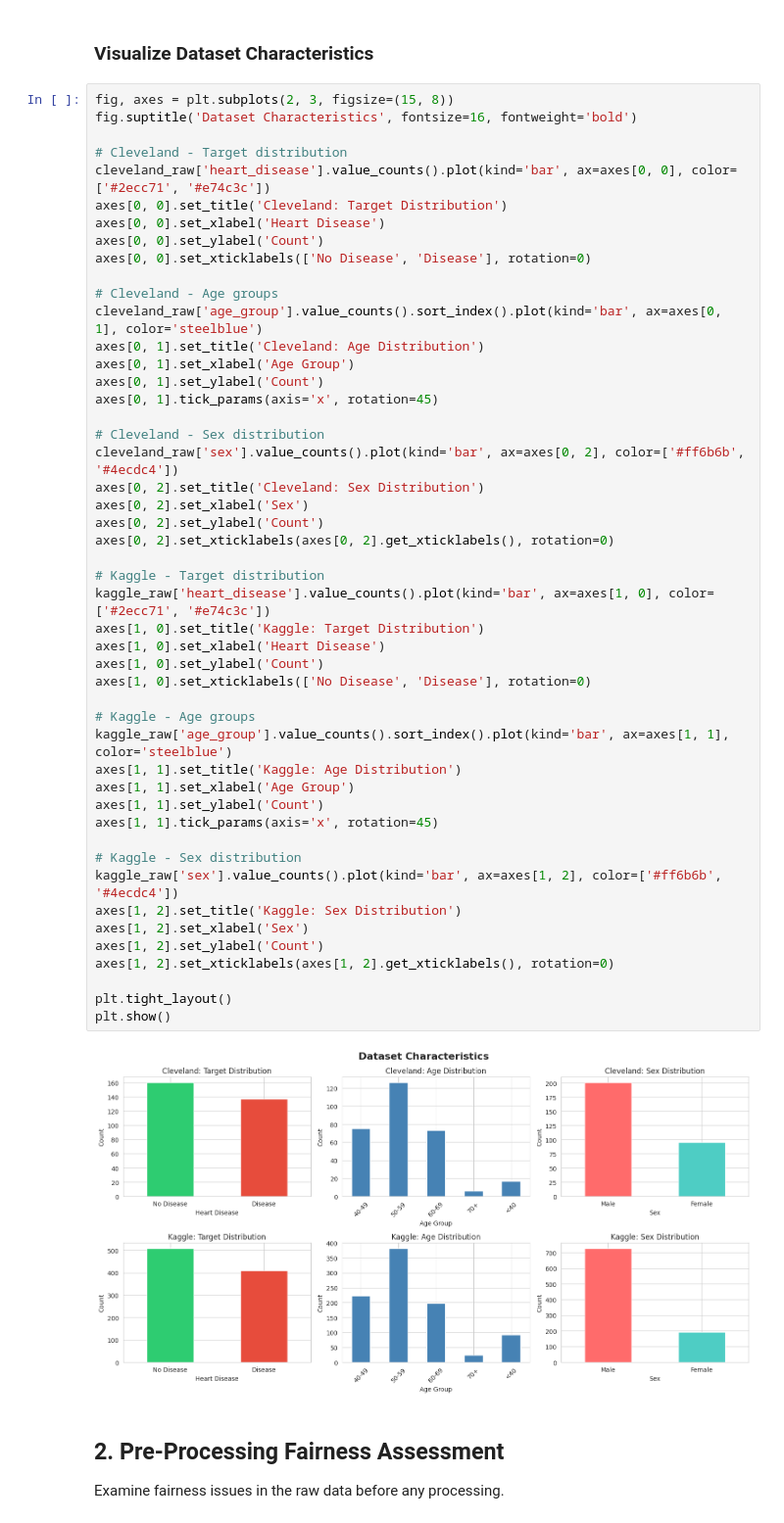
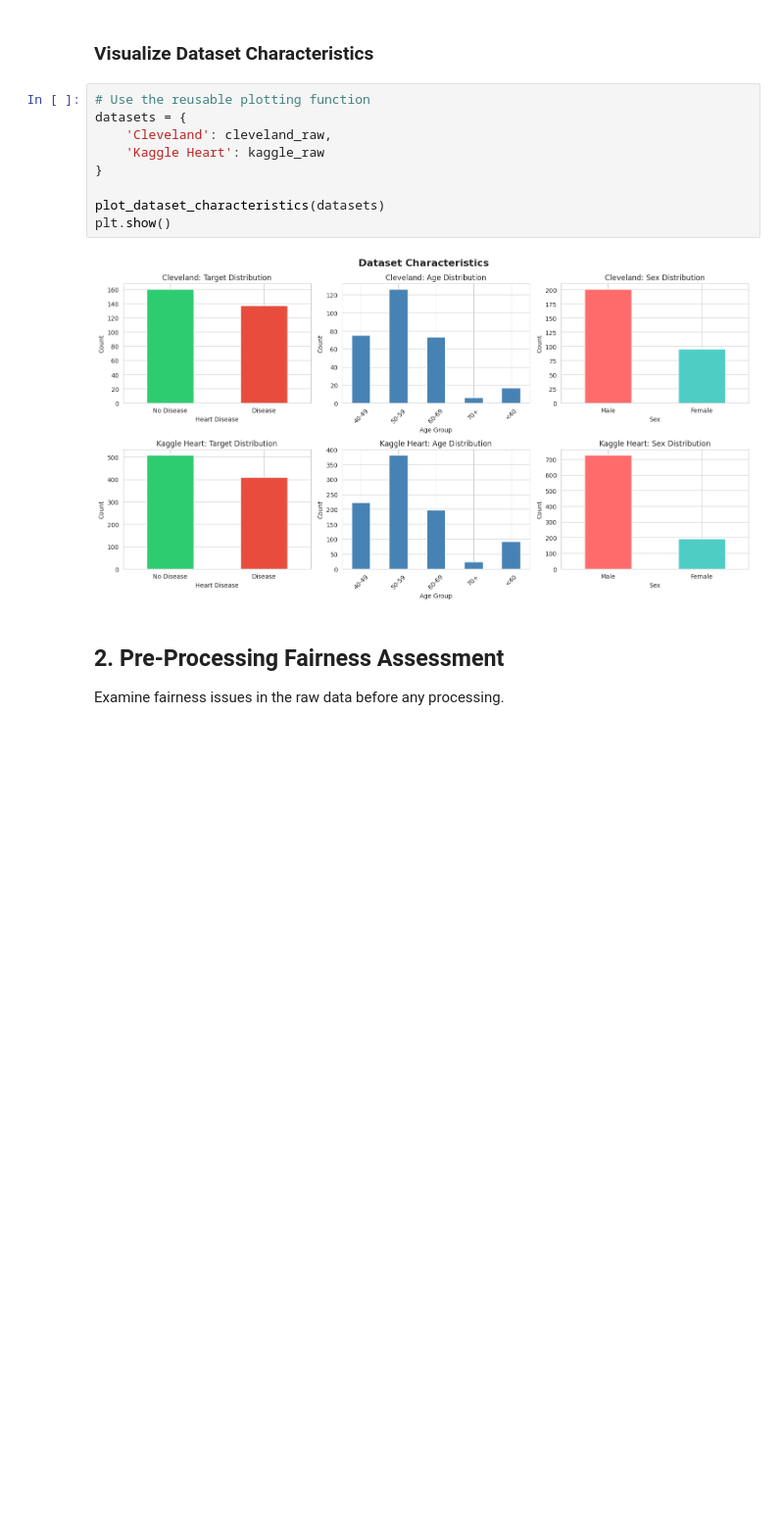
Before and after one commit to UA-Dissertation-Project-107449/FairXAI, a Jupyter notebook: notebooks/cardiac_fairness_pipeline.ipynb, the cells around one changed output. Shown at 98% size. Cells and saved outputs as stored; diff of their text form; blank space fills up the shorter version.

```diff
--- a/notebooks/cardiac_fairness_pipeline.ipynb
+++ b/notebooks/cardiac_fairness_pipeline.ipynb
@@ -79,55 +89,16 @@ Kaggle Heart Dataset:
 # %% [markdown]
 ### Visualize Dataset Characteristics
 # %%
-fig, axes = plt.subplots(2, 3, figsize=(15, 8))
-fig.suptitle('Dataset Characteristics', fontsize=16, fontweight='bold')
+# Use the reusable plotting function
+datasets = {
+    'Cleveland': cleveland_raw,
+    'Kaggle Heart': kaggle_raw
+}
 
-# Cleveland - Target distribution
-cleveland_raw['heart_disease'].value_counts().plot(kind='bar', ax=axes[0, 0], color=['#2ecc71', '#e74c3c'])
-axes[0, 0].set_title('Cleveland: Target Distribution')
-axes[0, 0].set_xlabel('Heart Disease')
-axes[0, 0].set_ylabel('Count')
-axes[0, 0].set_xticklabels(['No Disease', 'Disease'], rotation=0)
-
-# Cleveland - Age groups
-cleveland_raw['age_group'].value_counts().sort_index().plot(kind='bar', ax=axes[0, 1], color='steelblue')
-axes[0, 1].set_title('Cleveland: Age Distribution')
-axes[0, 1].set_xlabel('Age Group')
-axes[0, 1].set_ylabel('Count')
-axes[0, 1].tick_params(axis='x', rotation=45)
-
-# Cleveland - Sex distribution
-cleveland_raw['sex'].value_counts().plot(kind='bar', ax=axes[0, 2], color=['#ff6b6b', '#4ecdc4'])
-axes[0, 2].set_title('Cleveland: Sex Distribution')
-axes[0, 2].set_xlabel('Sex')
-axes[0, 2].set_ylabel('Count')
-axes[0, 2].set_xticklabels(axes[0, 2].get_xticklabels(), rotation=0)
-
-# Kaggle - Target distribution
-kaggle_raw['heart_disease'].value_counts().plot(kind='bar', ax=axes[1, 0], color=['#2ecc71', '#e74c3c'])
-axes[1, 0].set_title('Kaggle: Target Distribution')
-axes[1, 0].set_xlabel('Heart Disease')
-axes[1, 0].set_ylabel('Count')
-axes[1, 0].set_xticklabels(['No Disease', 'Disease'], rotation=0)
-
-# Kaggle - Age groups
-kaggle_raw['age_group'].value_counts().sort_index().plot(kind='bar', ax=axes[1, 1], color='steelblue')
-axes[1, 1].set_title('Kaggle: Age Distribution')
-axes[1, 1].set_xlabel('Age Group')
-axes[1, 1].set_ylabel('Count')
-axes[1, 1].tick_params(axis='x', rotation=45)
-
-# Kaggle - Sex distribution
-kaggle_raw['sex'].value_counts().plot(kind='bar', ax=axes[1, 2], color=['#ff6b6b', '#4ecdc4'])
-axes[1, 2].set_title('Kaggle: Sex Distribution')
-axes[1, 2].set_xlabel('Sex')
-axes[1, 2].set_ylabel('Count')
-axes[1, 2].set_xticklabels(axes[1, 2].get_xticklabels(), rotation=0)
-
-plt.tight_layout()
+plot_dataset_characteristics(datasets)
 plt.show()
 # %% [output]
-[figure, old version]
+[figure, new version]
 # %% [markdown]
 ## 2. Pre-Processing Fairness Assessment
 
```
Also changed, not shown: parts of 9 cells of this notebook, 3 other files.
